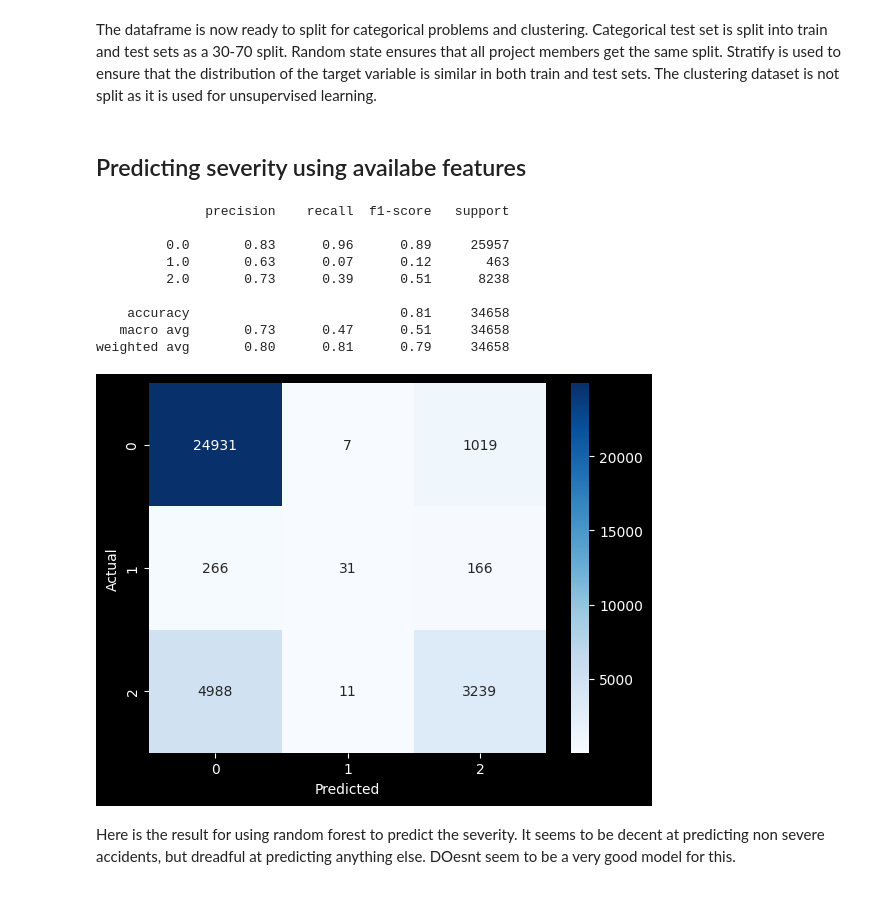
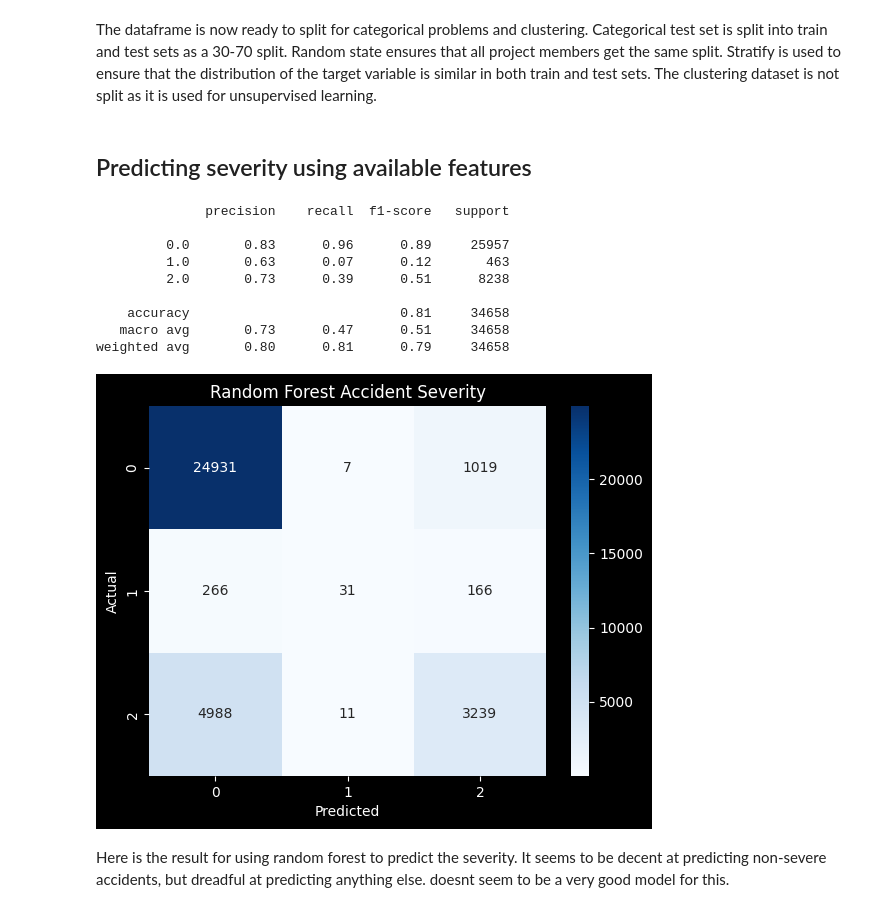
Before and after one commit to nealukumies/dml-project, a Jupyter notebook: traffic_accident_analysis.ipynb, the cells around one changed output. Drawn from its saved outputs; the diff is of its cells as text; code cells hidden in the pictures.

```diff
--- a/traffic_accident_analysis.ipynb
+++ b/traffic_accident_analysis.ipynb
@@ -409,7 +412,7 @@ X_train, X_test, y_train, y_test = train_test_split(X, y, test_size=0.3, random_
 # Dataframe for clustering
 clustering_df = combined_df.drop(columns=["Vakavuusko"])
 # %% [markdown]
-## Predicting severity using availabe features
+## Predicting severity using available features
 # %%
 #combined_df["Vakavuusko"].value_counts(normalize=True)
 rf_predict_model = RandomForestClassifier(
@@ -418,34 +421,34 @@ rf_predict_model = RandomForestClassifier(
     random_state=5040
 )
 
 X = combined_df.drop(columns=["Vakavuusko"])
 y = combined_df["Vakavuusko"]
 
 X_train, X_test, y_train, y_test = train_test_split(
     X, y, test_size=0.3, random_state=5040
 )
 
 rf_predict_model.fit(X_train, y_train)
 
 y_pred = rf_predict_model.predict(X_test)
 
 print(classification_report(y_test, y_pred))
-
 cm = confusion_matrix(y_test, y_pred, labels=[0,1,2])
 sns.heatmap(cm, annot=True, fmt="d", cmap="Blues")
 plt.xlabel("Predicted")
 plt.ylabel("Actual")
+plt.title("Random Forest Accident Severity")
 plt.show()
 # %% [output]
               precision    recall  f1-score   support
 
          0.0       0.83      0.96      0.89     25957
          1.0       0.63      0.07      0.12       463
          2.0       0.73      0.39      0.51      8238
 
     accuracy                           0.81     34658
    macro avg       0.73      0.47      0.51     34658
 weighted avg       0.80      0.81      0.79     34658
-[figure, old version]
+[figure, new version]
 # %% [markdown]
-Here is the result for using random forest to predict the severity. It seems to be decent at predicting non severe accidents, but dreadful at predicting anything else. DOesnt seem to be a very good model for this.
+Here is the result for using random forest to predict the severity. It seems to be decent at predicting non-severe accidents, but dreadful at predicting anything else. doesnt seem to be a very good model for this.
```
Also changed, not shown: parts of 3 cells of this notebook.
